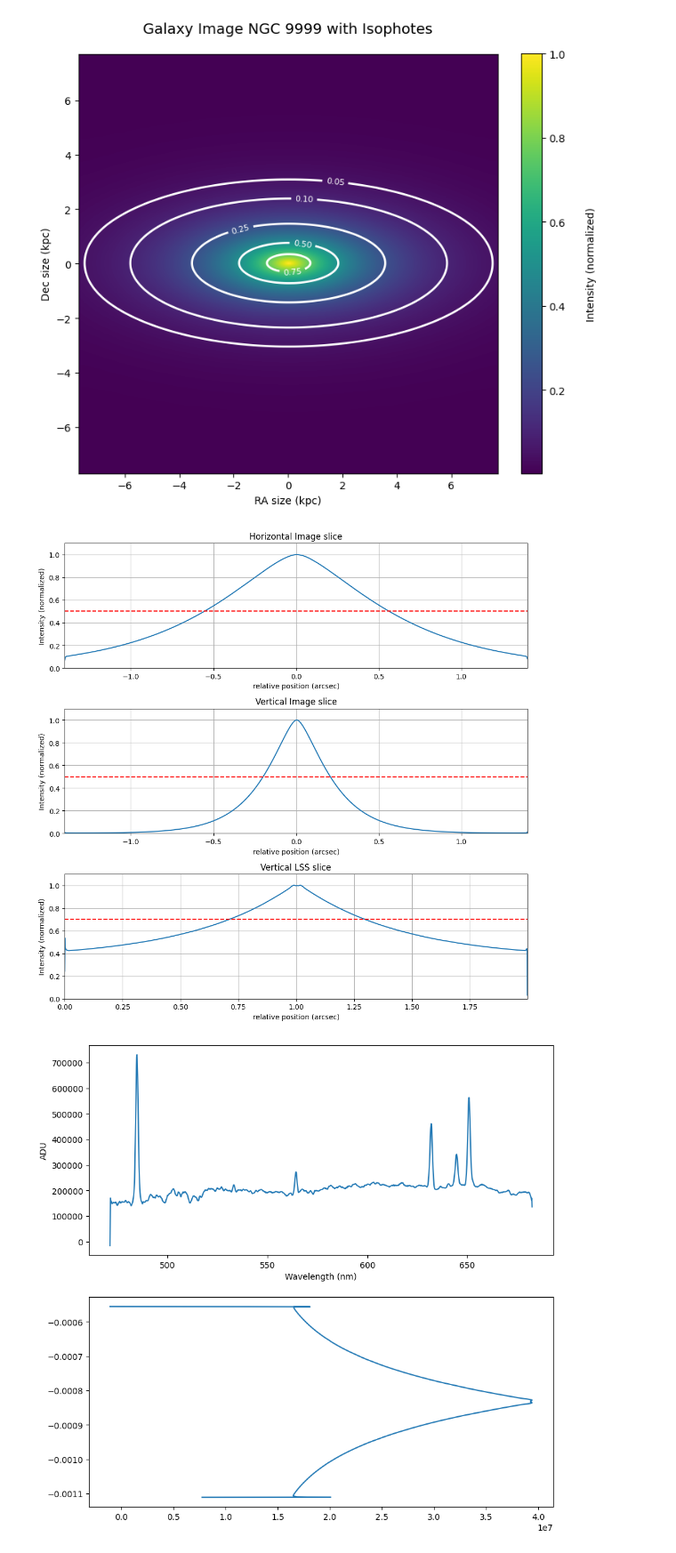
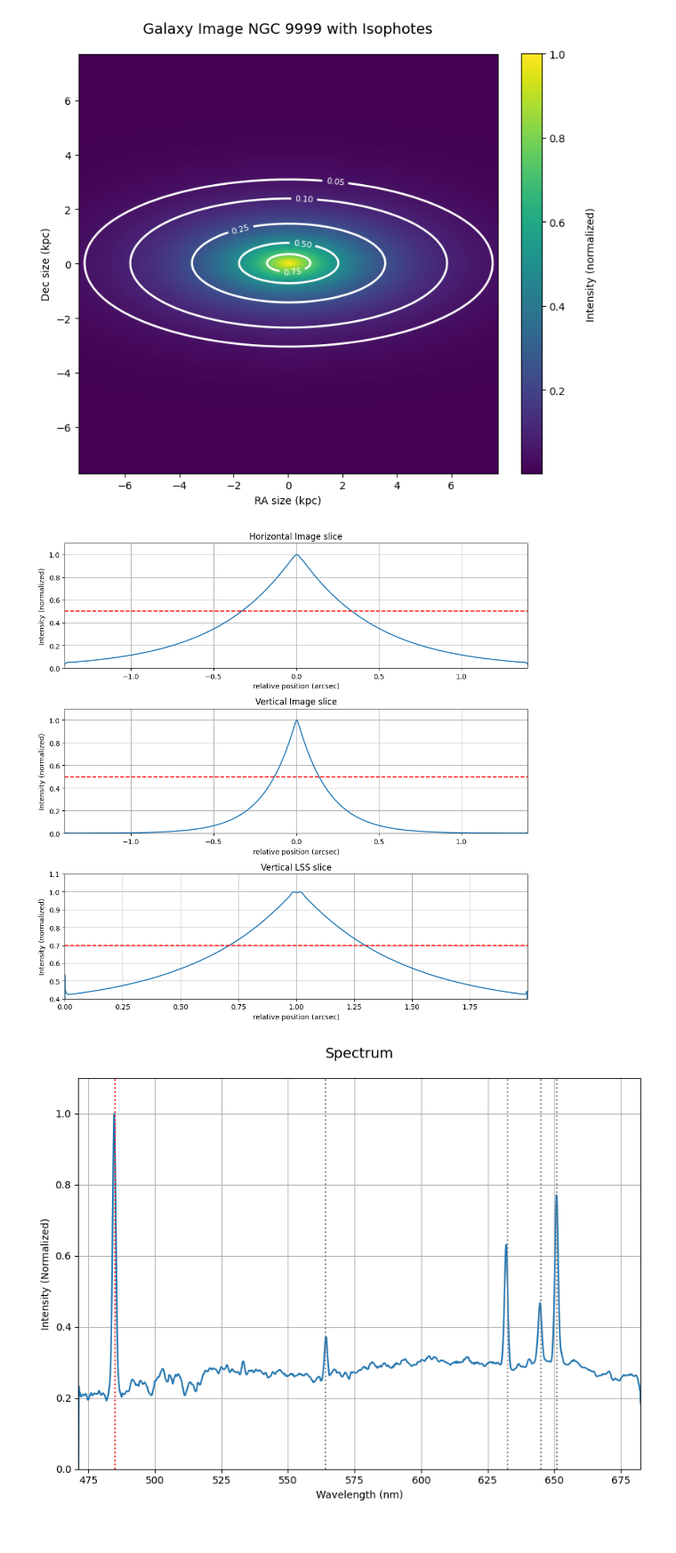
Before and after one commit to B0whunt3r21/AstroPrak, a Jupyter notebook: Galax_Spect/Galax_Spect.ipynb, the cells around one changed output. Shown at 89% size. Cells and saved outputs as stored; diff of their text form; code cells hidden in the pictures.

```diff
--- a/Galax_Spect/Galax_Spect.ipynb
+++ b/Galax_Spect/Galax_Spect.ipynb
@@ -259,8 +259,8 @@ distance d = 1135.1998403034565 Mpc
 # %%
 #X and Y cut IMG and Y cut LSS
 
-y_IMG_profile = np.mean(IMG[500:1500, :], axis=0)
-x_IMG_profile = np.mean(IMG[:, 500:1500], axis=1)
+y_IMG_profile = IMG[1024, :]
+x_IMG_profile = IMG[:, 1024]
 
 y_LSS_profile = np.mean(LSS, axis=1)
 
@@ -285,7 +285,7 @@ axis[1].grid(True)
 
 axis[2].plot(y_ARCSEC_LSS_rel, y_LSS_profile / max(y_LSS_profile))
 axis[2].set_xlim(np.min(y_ARCSEC_LSS_rel.value), np.max(y_ARCSEC_LSS_rel.value))
-axis[2].set_ylim(0, 1.1)
+axis[2].set_ylim(0.4, 1.1)
 axis[2].axhline(y=0.7, color='r', linestyle='--')
 axis[2].set_xlabel('relative position (arcsec)')
 axis[2].set_ylabel('Intensity (normalized)')
@@ -295,21 +295,36 @@ axis[2].grid(True)
 plt.tight_layout()
 plt.show()
 # %% [output]
-[figure, old version]
+[figure, new version]
 # %%
 #LSS x cut
+line1 = 484.9
+line2 = 632.4
+line3 = 651
+line4 = 564
+line5 = 645
 
-fig, axis = plt.subplots(2, 1, figsize=(10, 10))
-axis[0].plot(x_NM_LSS, LSS[732, :])
-axis[0].set_xlabel('Wavelength (nm)')
-axis[0].set_ylabel('ADU')
 
-flux = np.nansum(LSS[:, 600:800], axis=1)
-axis[1].plot(flux, y_DEG_LSS)
+fig, ax = plt.subplots(1, 1, figsize=(10, 7))
+spect = np.divide(LSS[732, :], LSS[732, :].max())
+ax.plot(x_NM_LSS, spect, color='#C4C4C4')
+ax.set_xlabel('Wavelength (nm)')
+ax.set_ylabel('Intensity (Normalized)')
+ax.set_title('Spectrum', fontsize=14, pad=20)
+ax.set_xlim([x_NM_LSS.value.min(), x_NM_LSS.value.max()])
+ax.set_ylim([0, 1.1])
 
+ax.plot(x_NM_LSS.value, LSS[732, :]/max(LSS[732, :]))
+ax.vlines(line1, 0, 1.1, linestyles=':', colors='r', label='?')
+ax.vlines(line2, 0, 1.1, linestyles=':', colors='gray', label='?')
+ax.vlines(line3, 0, 1.1, linestyles=':', colors='grey', label='?')
+ax.vlines(line4, 0, 1.1, linestyles=':', colors='gray', label='?')
+ax.vlines(line5, 0, 1.1, linestyles=':', colors='grey', label='?')
+
+ax.grid()
 plt.show()
 # %% [output]
-[figure, old version]
+[figure, new version]
 # %%
 #Doppler Correction and Gauss-Fit
 
```
Also changed, not shown: parts of 5 cells of this notebook, 44 other files.
